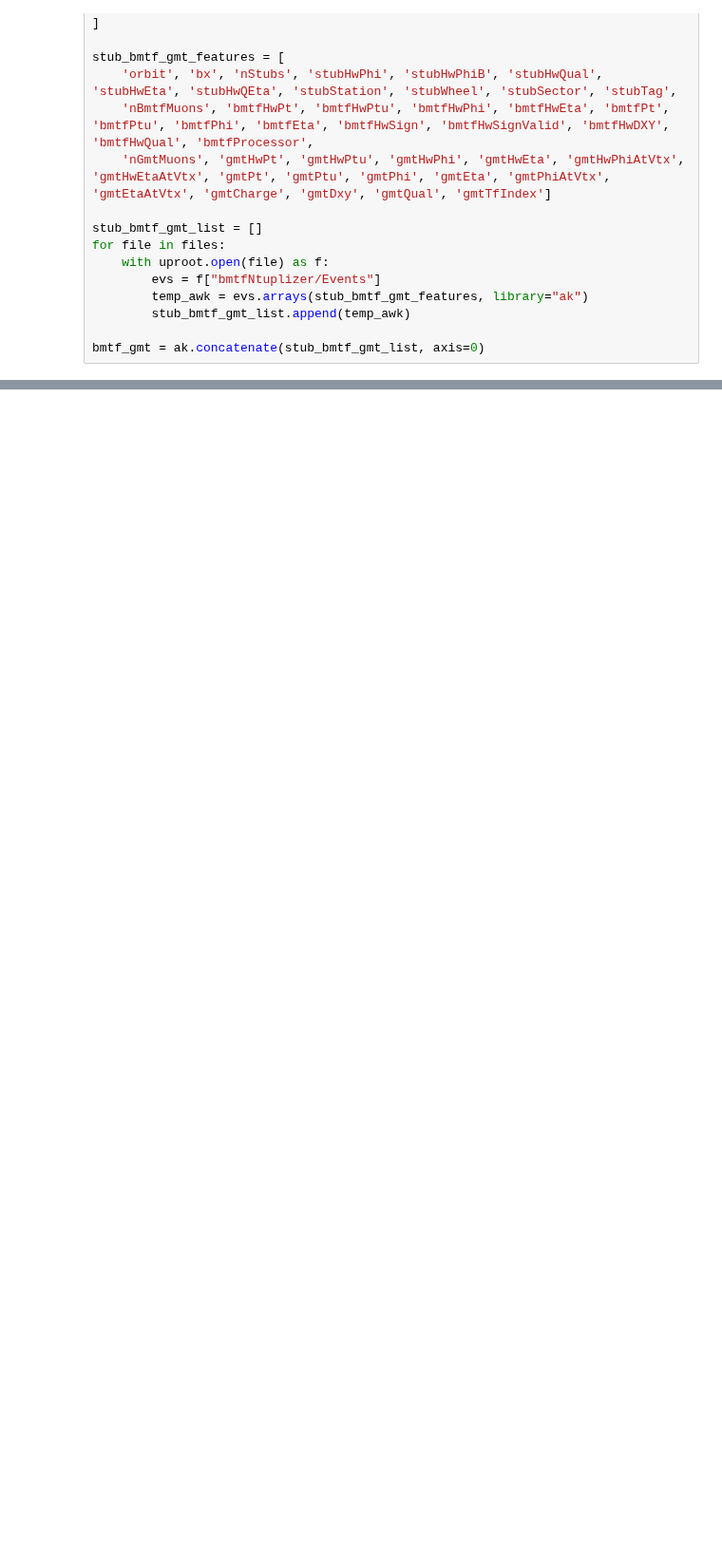
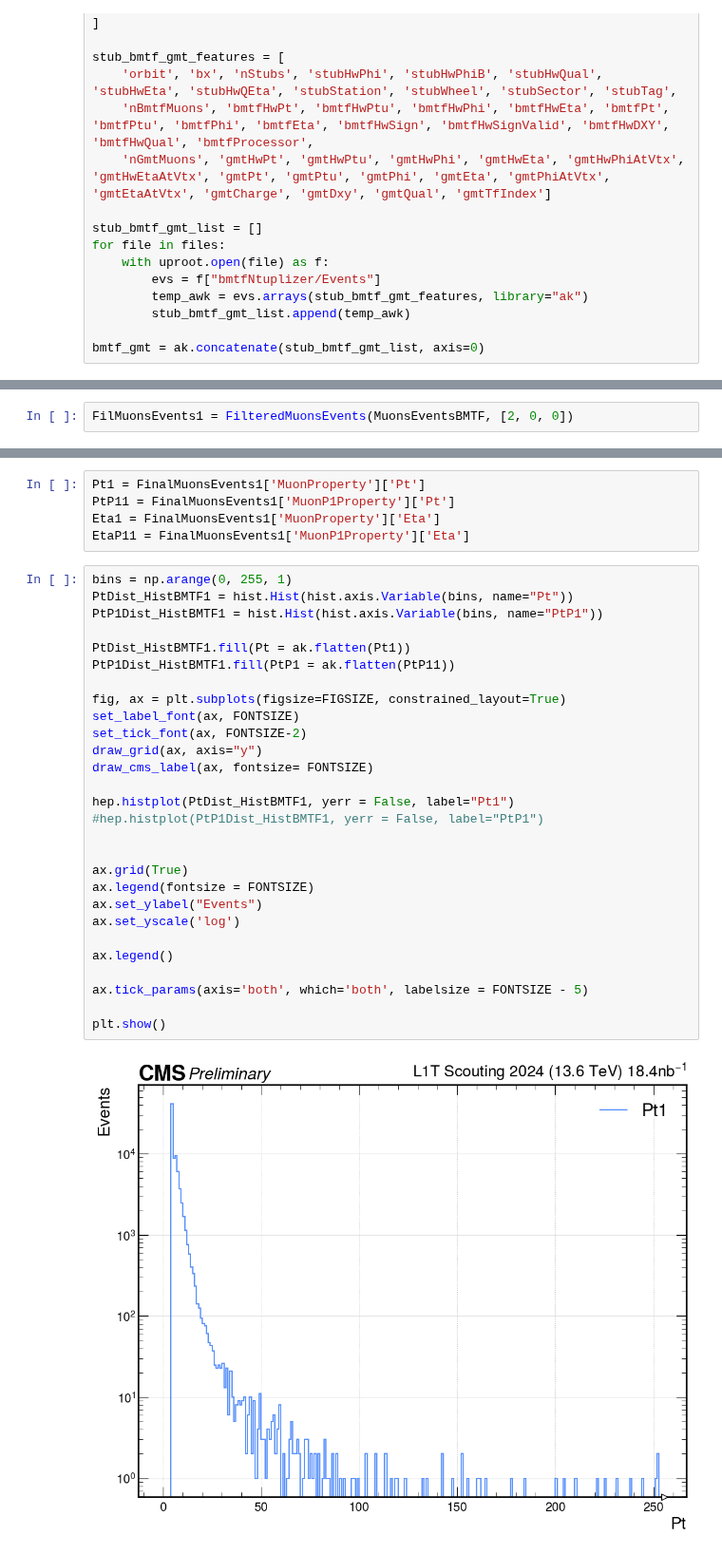
Before and after one commit to francescoreschio/Tesi-Triennale, a Jupyter notebook: Codice/HSCP.ipynb, the cells around one changed output, grey strips where cells are left out. Shown at 95% size. Saved outputs shown, nothing was run; the diff lists cells and outputs as text; blank space fills up the shorter version.

```diff
--- a/Codice/HSCP.ipynb
+++ b/Codice/HSCP.ipynb
@@ -208,0 +220,2 @@ No artists with labels found to put in legend.  Note that artists whose label st
+# %%
+FilMuonsEvents1 = FilteredMuonsEvents(MuonsEventsBMTF, [2, 0, 0])
@@ -208,0 +227,35 @@ No artists with labels found to put in legend.  Note that artists whose label st
+# %%
+Pt1 = FinalMuonsEvents1['MuonProperty']['Pt']
+PtP11 = FinalMuonsEvents1['MuonP1Property']['Pt']
+Eta1 = FinalMuonsEvents1['MuonProperty']['Eta']
+EtaP11 = FinalMuonsEvents1['MuonP1Property']['Eta']
+# %%
+bins = np.arange(0, 255, 1)
+PtDist_HistBMTF1 = hist.Hist(hist.axis.Variable(bins, name="Pt"))
+PtP1Dist_HistBMTF1 = hist.Hist(hist.axis.Variable(bins, name="PtP1"))
+
+PtDist_HistBMTF1.fill(Pt = ak.flatten(Pt1))
+PtP1Dist_HistBMTF1.fill(PtP1 = ak.flatten(PtP11))
+
+fig, ax = plt.subplots(figsize=FIGSIZE, constrained_layout=True)
+set_label_font(ax, FONTSIZE)
+set_tick_font(ax, FONTSIZE-2)
+draw_grid(ax, axis="y")
+draw_cms_label(ax, fontsize= FONTSIZE)
+
+hep.histplot(PtDist_HistBMTF1, yerr = False, label="Pt1")
+#hep.histplot(PtP1Dist_HistBMTF1, yerr = False, label="PtP1")
+
+
+ax.grid(True)
+ax.legend(fontsize = FONTSIZE)
+ax.set_ylabel("Events")
+ax.set_yscale('log')
+
+ax.legend()
+
+ax.tick_params(axis='both', which='both', labelsize = FONTSIZE - 5)
+
+plt.show()
+# %% [output]
+[figure, added]
```
Also changed, not shown: parts of 13 cells of this notebook, 1 other file.
